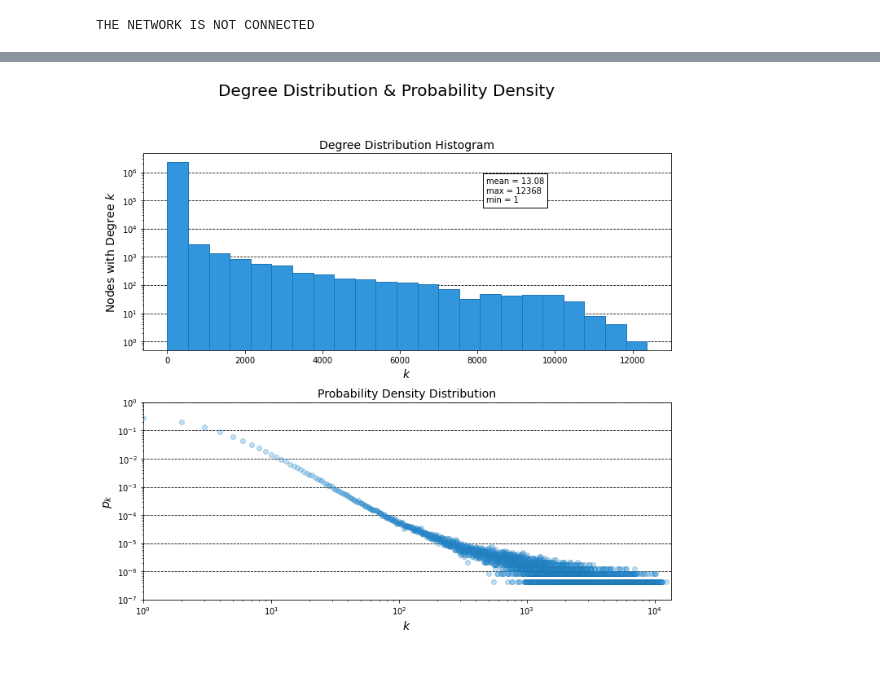
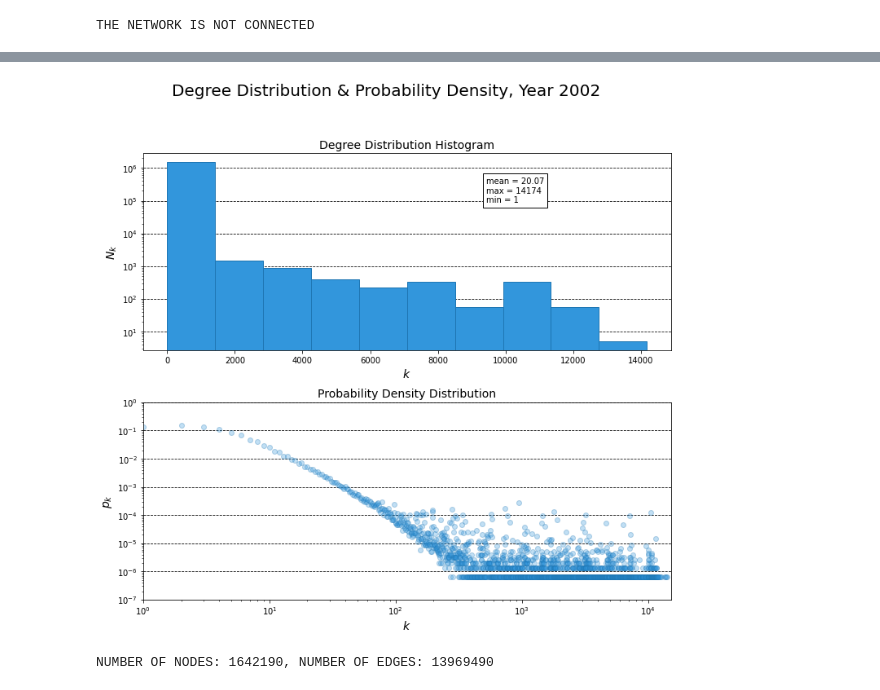
Before and after one commit to kdd-lab/2020_Ricciarelli, a Jupyter notebook: code/notebook/coauthors_networks_analysis.ipynb, the cells around one changed output, grey strips where cells are left out. Saved outputs shown, nothing was run; the diff lists cells and outputs as text; code cells hidden in the pictures.

```diff
--- a/code/notebook/coauthors_networks_analysis.ipynb
+++ b/code/notebook/coauthors_networks_analysis.ipynb
@@ -10,11 +12,7 @@ path_to_nets = '../../datasets/coauthors_networks/network_2001-2005/'
-# %%
-g = nx.MultiGraph()
-
-with open(path_to_nets + '2001', 'r') as edge_list:
-    for edge in tqdm(edge_list, desc='CONNECTING THE NODES'):
-        nodes = edge.split(',')
-
-        g.add_edge(nodes[0], nodes[1])
+# %%
+with open(path_to_nets + '2001', 'r') as edge_list:
+    g = nx.read_edgelist(edge_list, delimiter=',', create_using=nx.MultiGraph,
+                        nodetype=int)
 # %%
 print('NUMBER OF NODES: {}, NUMBER OF EDGES: {}'
       .format(g.number_of_nodes(), g.number_of_edges()))
@@ -66,14 +66,10 @@ else:
     print('THE NETWORK IS NOT CONNECTED')
 # %% [output]
 THE NETWORK IS NOT CONNECTED
-# %%
-g = nx.MultiGraph()
-
-with open(path_to_nets + '2002', 'r') as edge_list:
-    for edge in tqdm(edge_list, desc='CONNECTING THE NODES'):
-        nodes = edge.split(',')
-
-        g.add_edge(nodes[0], nodes[1])
+# %%
+with open(path_to_nets + '2002', 'r') as edge_list:
+    g = nx.read_edgelist(edge_list, delimiter=',', create_using=nx.MultiGraph,
+                        nodetype=int)
 # %%
 print('NUMBER OF NODES: {}, NUMBER OF EDGES: {}'
       .format(g.number_of_nodes(), g.number_of_edges()))
@@ -84,35 +80,37 @@ degrees = sorted([d for n, d in g.degree()])
 # %%
 fig, axs = plt.subplots(nrows=2, ncols=1, figsize=(10, 10))
 
-fig.suptitle('Degree Distribution & Probability Density', fontsize=20)
+fig.suptitle('Degree Distribution & Probability Density, Year 2002',
+             fontsize=20)
 
-axs[0].hist(degrees, bins='sturges', log=True,
-        zorder=2, color='#3296dc', edgecolor='#1f77b4')
+axs[0].hist(degrees, log=True, zorder=2, color='#3296dc', edgecolor='#1f77b4')
 axs[0].set_title('Degree Distribution Histogram', fontsize=14)
 axs[0].set_xlabel(r'$k$', fontsize=14)
-axs[0].set_ylabel(r'Nodes with Degree $k$', fontsize=14)
+axs[0].set_ylabel(r'$N_k$', fontsize=14)
 axs[0].grid(axis='y', linestyle='--', color='black', zorder=1)
 axs[0].text(0.65, 0.75, 'mean = {}\nmax = {}\nmin = {}'
         .format(round(np.mean(degrees), 2), max(degrees), min(degrees)),
         bbox=dict(facecolor='white', edgecolor='black'),
         transform=axs[0].transAxes)
 
 c, countdict_pdf = Counter(degrees), dict()
 
 for deg in np.arange(min(degrees), max(degrees) + 1):
     countdict_pdf[deg] = (c[deg] / len(degrees)) if deg in c.keys() else 0.
 
 axs[1].scatter(list(countdict_pdf.keys()), list(countdict_pdf.values()),
            zorder=2, alpha=0.3,color='#3296dc', edgecolor='#1f77b4')
 axs[1].set_title('Probability Density Distribution', fontsize=14)
 axs[1].set_xscale('log')
 axs[1].set_xlim(min(countdict_pdf.keys()), max(countdict_pdf.keys()) + 1000)
 axs[1].set_yscale('log')
 axs[1].set_ylim(1e-7, 1.)
 axs[1].set_xlabel(r'$k$', fontsize=14)
 axs[1].set_ylabel(r'$p_k$', fontsize=14)
 axs[1].grid(axis='y', linestyle='--', color='black', zorder=1)
 
 fig.tight_layout(rect=[0, 0.03, 1, 0.90])
+fig.savefig('./images/coauthors_networks_analysis/dd_and_pd_2002.pdf',
+            format='pdf')
 # %% [output]
-[figure, old version]
+[figure, new version]
@@ -118,0 +121,5 @@ fig.tight_layout(rect=[0, 0.03, 1, 0.90])
+# %%
+print('NUMBER OF NODES: {}, NUMBER OF EDGES: {}'
+      .format(g.number_of_nodes(), g.number_of_edges()))
+# %% [output]
+NUMBER OF NODES: 1642190, NUMBER OF EDGES: 13969490
```
Also changed, not shown: parts of 15 cells of this notebook, 11 other files.
